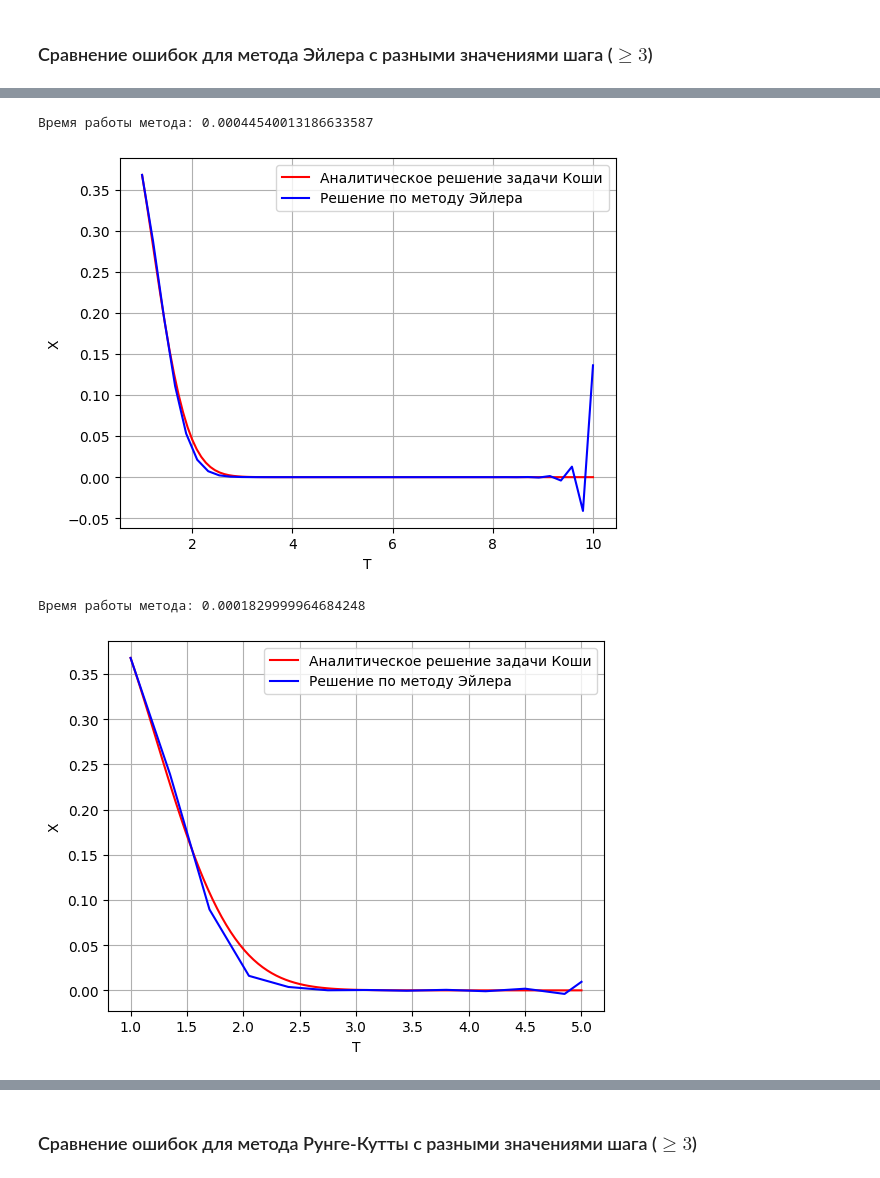
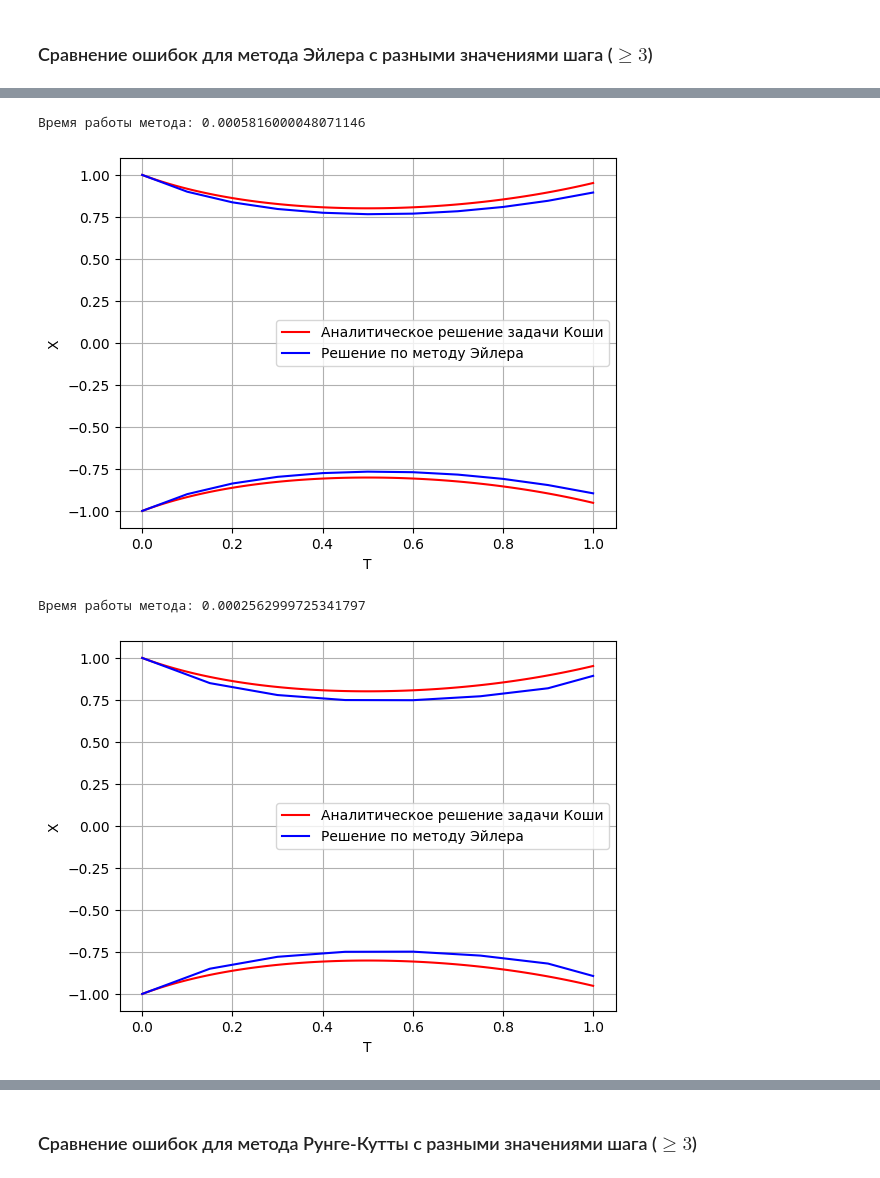
Before and after one commit to dimassolovev/differential-equations, a Jupyter notebook: lab_1.ipynb, the cells around one changed output, grey strips where cells are left out. Cells and saved outputs as stored; diff of their text form; code cells hidden in the pictures.

```diff
--- a/lab_1.ipynb
+++ b/lab_1.ipynb
@@ -271,14 +269,15 @@ $$
 '''
 
 def f(t,x):
-    return t * np.exp(-t ** 2) - 2 * t * x
+    return t * x - x ** 3 * np.exp(-t ** 2)
 # %%
 '''
 Задайте функцию phi(t) — аналитическое решение задачи Коши
 '''
 
 def phi(t):
-    return (t ** 2 + 1) / 2 * np.exp(-t ** 2)
+    phi_value = np.sqrt(np.exp(t ** 2) / (2 * t + 1))
+    return -phi_value, phi_value
 # %% [markdown]
 Проведите **анализ** относительно связи величины шага $h$, метода и получившейся ошибки.
 
@@ -296,8 +295,16 @@ def phi(t):
 
 def plot_func(t_array, func, color, description):
     t = np.linspace(t_array[0], t_array[1], 100)
+    func_values = func(t)
+    if isinstance(func_values, tuple):
+        for i, val in enumerate(func_values):
+            if i == 0 and description is not None:
+                plt.plot(t, val, label=description, color=color)
+            else:
+                plt.plot(t, val, color=color)
+    else:
+        plt.plot(t, func_values, label=description, color=color)
 
-    plt.plot(t, func(t), label=description, color=color)
     plt.xlabel("T")
     plt.ylabel("X")
     plt.legend()
@@ -314,30 +338,34 @@ def plot_arr(t_array, x_array, color, description):
 # %%
-t_segment = [1, 10]
-x_0 = [np.exp(-1)]
+t_segment = [0, 1]
+x_0 = [1]
 
 start_time = time.perf_counter()
-dt = 0.22
+dt = 0.1
 euler_t, euler_x = Euler_method(f, t_segment, x_0, dt)
+negative_euler_x = list(map(lambda el: -el, euler_x))
 end_time = time.perf_counter()
 
 print(f"Время работы метода: {end_time - start_time}")
 plot_func(t_segment, phi, "red", "Aналитическое решение задачи Коши")
 plot_arr(euler_t, euler_x, "blue", "Решение по методу Эйлера")
+plot_arr(euler_t, negative_euler_x, "blue", None)
 # %% [output]
-Время работы метода: 0.00044540013186633587
+Время работы метода: 0.0005816000048071146
-[figure, old version]
+[figure, new version]
 # %%
-t_segment = [1, 5]
-x_0 = [np.exp(-1)]
+t_segment = [0, 1]
+x_0 = [1]
 
 start_time = time.perf_counter()
-dt = 0.35
+dt = 0.15
 euler_t, euler_x = Euler_method(f, t_segment, x_0, dt)
+negative_euler_x = list(map(lambda el: -el, euler_x))
 end_time = time.perf_counter()
 
 print(f"Время работы метода: {end_time - start_time}")
 plot_func(t_segment, phi, "red", "Aналитическое решение задачи Коши")
 plot_arr(euler_t, euler_x, "blue", "Решение по методу Эйлера")
+plot_arr(euler_t, negative_euler_x, "blue", None)
 # %% [output]
-Время работы метода: 0.0001829999964684248
+Время работы метода: 0.0002562999725341797
-[figure, old version]
+[figure, new version]
```
Also changed, not shown: parts of 19 cells of this notebook.
